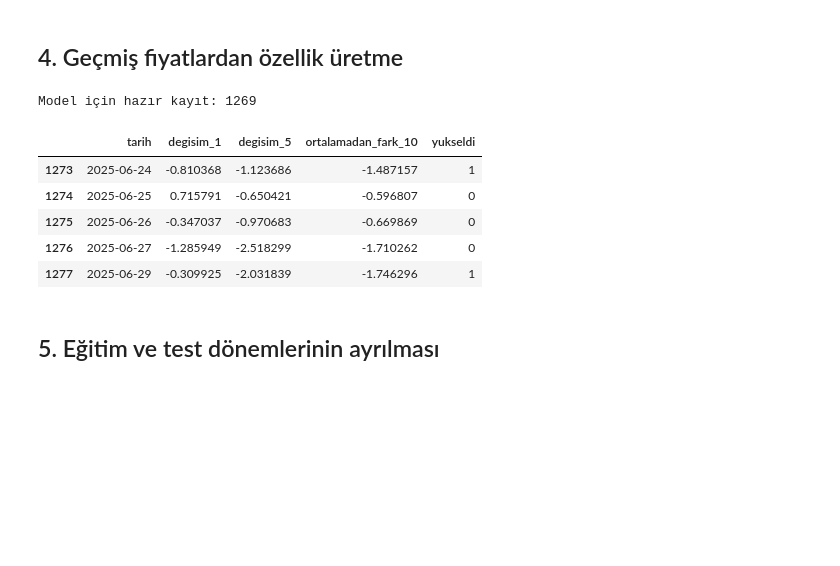
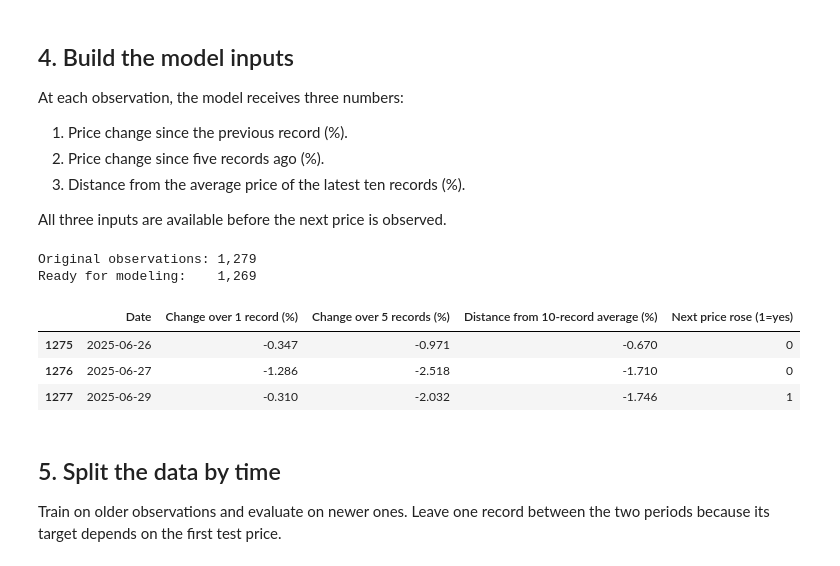
Before and after one commit to MehmetAli-03/AurumSignal-ML, a Jupyter notebook: gold_price_prediction_final.ipynb, the cells around one changed output. Drawn from its saved outputs; the diff is of its cells as text; code cells hidden in the pictures; blank space fills up the shorter version.

```diff
--- a/gold_price_prediction_final.ipynb
+++ b/gold_price_prediction_final.ipynb
@@ -7,14 +9,15 @@ Bu projede, geçmiş gram altın/TL fiyatlarından yararlanarak bir sonraki kay
 # %%
 import pandas as pd
+from IPython.display import display
 
-dosya = "Data/gold_try.csv"
+data_path = "Data/gold_try.csv"
+raw_data = pd.read_csv(data_path, encoding="utf-8-sig", dtype=str)
 
-try:
-    df = pd.read_csv(dosya, sep=None, engine="python", encoding="utf-8-sig", dtype=str)
-except UnicodeDecodeError:
-    df = pd.read_csv(dosya, sep=None, engine="python", encoding="cp1254", dtype=str)
+print(f"Dataset: Gold price history in Turkish lira per gram")
+print(f"Observations: {len(raw_data):,}")
+print(f"Columns in the original CSV: {len(raw_data.columns)}")
 
-print("Satır ve sütun sayısı:", df.shape)
-print("Sütun adları:", df.columns.tolist())
-display(df.head())
+preview = raw_data[["Tarih", "Şimdi"]].head().copy()
+preview.columns = ["Observation date", "Gold price (TRY per gram)"]
+display(preview)
 # %% [output]
@@ -90,29 +102,51 @@ Etiketi bilinen kayıt: 1278
 # %% [markdown]
-## 4. Geçmiş fiyatlardan özellik üretme
+## 4. Build the model inputs
+
+At each observation, the model receives three numbers:
+
+1. Price change since the previous record (%).
+2. Price change since five records ago (%).
+3. Distance from the average price of the latest ten records (%).
+
+All three inputs are available before the next price is observed.
 # %%
-fiyat = veri["fiyat_tl"]
+price = prices["price_try"]
 
-# Mevcut fiyatın bir ve beş kayıt öncesine göre yüzde değişimi.
-veri["degisim_1"] = fiyat.pct_change(1) * 100
-veri["degisim_5"] = fiyat.pct_change(5) * 100
+prices["return_1_pct"] = price.pct_change(1) * 100
+prices["return_5_pct"] = price.pct_change(5) * 100
 
-# Mevcut fiyatın, bugün dahil son on kaydın ortalamasına uzaklığı.
-ortalama_10 = fiyat.rolling(window=10).mean()
-veri["ortalamadan_fark_10"] = (fiyat / ortalama_10 - 1) * 100
+average_price_10 = price.rolling(window=10).mean()
+prices["distance_from_avg_10_pct"] = (price / average_price_10 - 1) * 100
 
-ozellikler = ["degisim_1", "degisim_5", "ortalamadan_fark_10"]
-model_verisi = veri.dropna(subset=ozellikler + ["yukseldi"]).copy()
+features = [
+    "return_1_pct",
+    "return_5_pct",
+    "distance_from_avg_10_pct"
+]
 
-print("Model için hazır kayıt:", len(model_verisi))
-display(model_verisi[["tarih", *ozellikler, "yukseldi"]].tail(5))
+model_data = prices.dropna(subset=features + ["rose_next"]).copy()
+
+print(f"Original observations: {len(prices):,}")
+print(f"Ready for modeling:    {len(model_data):,}")
+
+feature_preview = model_data[["date", *features, "rose_next"]].tail(3).copy()
+feature_preview.columns = [
+    "Date",
+    "Change over 1 record (%)",
+    "Change over 5 records (%)",
+    "Distance from 10-record average (%)",
+    "Next price rose (1=yes)"
+]
+display(feature_preview.round(3))
 # %% [output]
-Model için hazır kayıt: 1269
+Original observations: 1,279
+Ready for modeling:    1,269
-|  | tarih | degisim_1 | degisim_5 | ortalamadan_fark_10 | yukseldi |
-| 1273 | 2025-06-24 | -0.810368 | -1.123686 | -1.487157 | 1 |
-| 1274 | 2025-06-25 | 0.715791 | -0.650421 | -0.596807 | 0 |
-| 1275 | 2025-06-26 | -0.347037 | -0.970683 | -0.669869 | 0 |
-| 1276 | 2025-06-27 | -1.285949 | -2.518299 | -1.710262 | 0 |
-| 1277 | 2025-06-29 | -0.309925 | -2.031839 | -1.746296 | 1 |
+|  | Date | Change over 1 record (%) | Change over 5 records (%) | Distance from 10-record average (%) | Next price rose (1=yes) |
+| 1275 | 2025-06-26 | -0.347 | -0.971 | -0.670 | 0 |
+| 1276 | 2025-06-27 | -1.286 | -2.518 | -1.710 | 0 |
+| 1277 | 2025-06-29 | -0.310 | -2.032 | -1.746 | 1 |
 # %% [markdown]
-## 5. Eğitim ve test dönemlerinin ayrılması
+## 5. Split the data by time
+
+Train on older observations and evaluate on newer ones. Leave one record between the two periods because its target depends on the first test price.
 # %%
```
Also changed, not shown: parts of 13 cells of this notebook, 3 other files.
